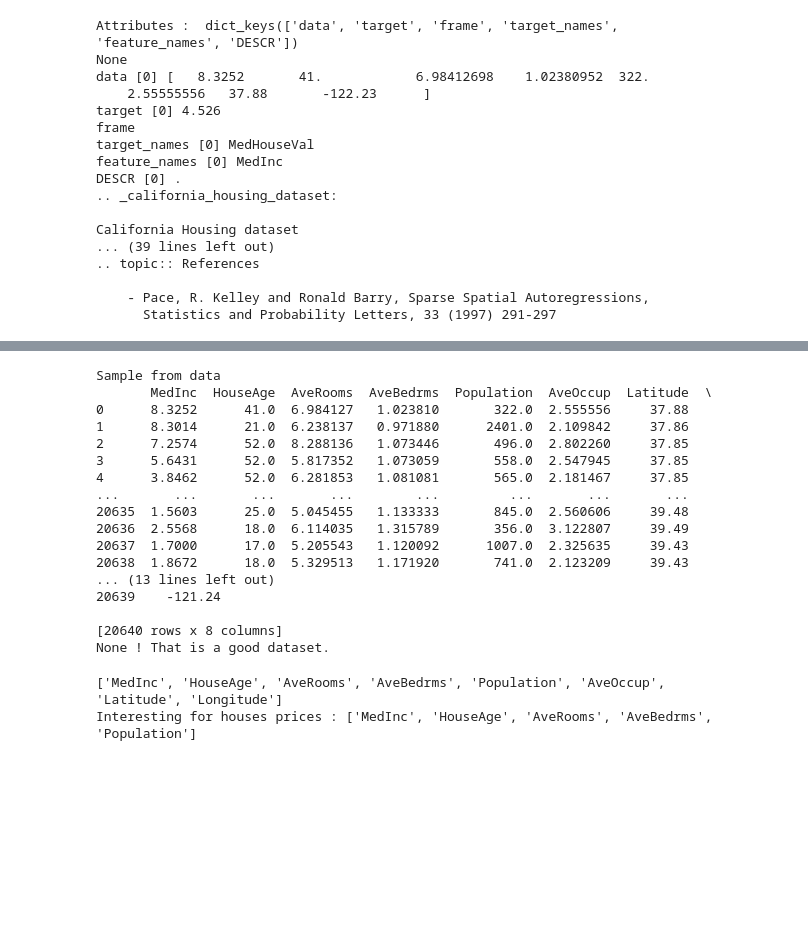
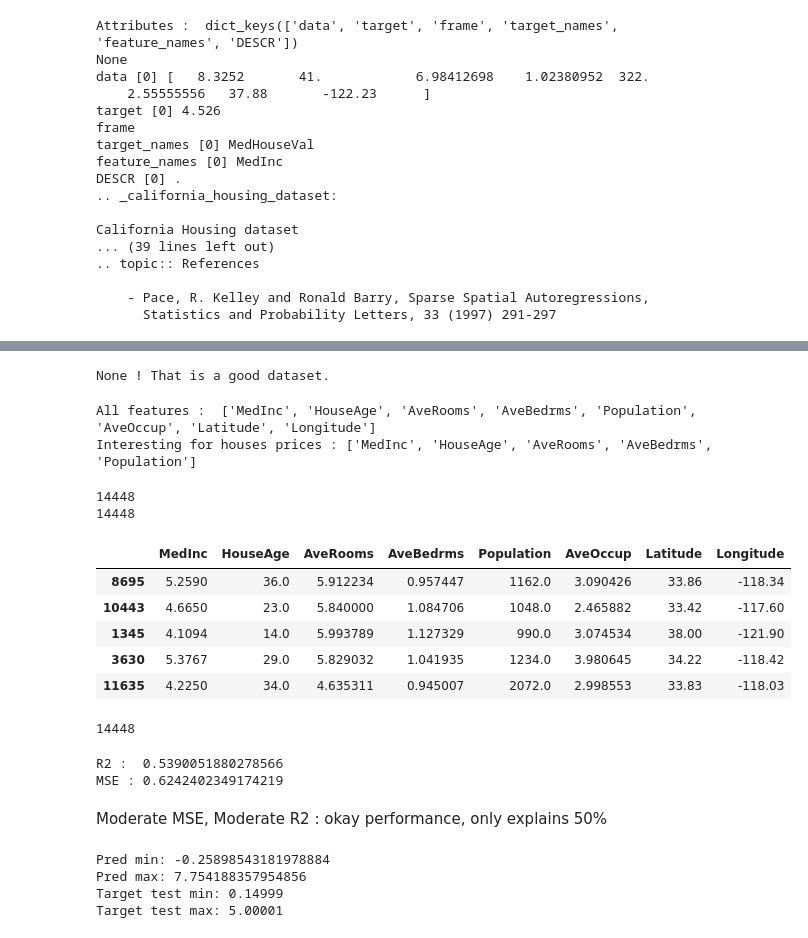
Before and after one commit to nourouis/perso, a Jupyter notebook: house_pred.ipynb, the cells around one changed output, grey strips where cells are left out. Cells and saved outputs as stored; diff of their text form; code cells hidden in the pictures; blank space fills up the shorter version.

```diff
--- a/house_pred.ipynb
+++ b/house_pred.ipynb
@@ -42,8 +73,4 @@ California Housing dataset
 # %%
-print("Sample from data ")
-features=housing['feature_names']
-data=pd.DataFrame(housing['data'], columns=features)
-print(data)
 
 #Check for missing values :
 def check_missing(data):
@@ -59,28 +86,68 @@ def check_missing(data):
 
 check_missing(data)
 # %% [output]
-Sample from data
-       MedInc  HouseAge  AveRooms  AveBedrms  Population  AveOccup  Latitude  \
-0      8.3252      41.0  6.984127   1.023810       322.0  2.555556     37.88
-1      8.3014      21.0  6.238137   0.971880      2401.0  2.109842     37.86
-2      7.2574      52.0  8.288136   1.073446       496.0  2.802260     37.85
-3      5.6431      52.0  5.817352   1.073059       558.0  2.547945     37.85
-4      3.8462      52.0  6.281853   1.081081       565.0  2.181467     37.85
-...       ...       ...       ...        ...         ...       ...       ...
-20635  1.5603      25.0  5.045455   1.133333       845.0  2.560606     39.48
-20636  2.5568      18.0  6.114035   1.315789       356.0  3.122807     39.49
-20637  1.7000      17.0  5.205543   1.120092      1007.0  2.325635     39.43
-20638  1.8672      18.0  5.329513   1.171920       741.0  2.123209     39.43
-... (13 lines left out)
-20639    -121.24
-
-[20640 rows x 8 columns]
 None ! That is a good dataset.
 # %%
 # Select Features and Target – Decide which columns will be used to predict house prices (target variable).
-print(features)
+print('All features : ', features)
 target_features=['MedInc', 'HouseAge', 'AveRooms', 'AveBedrms', 'Population'] #completely random, I'm not a real estate agent haha
 print('Interesting for houses prices :', target_features)
 # %% [output]
-['MedInc', 'HouseAge', 'AveRooms', 'AveBedrms', 'Population', 'AveOccup', 'Latitude', 'Longitude']
+All features :  ['MedInc', 'HouseAge', 'AveRooms', 'AveBedrms', 'Population', 'AveOccup', 'Latitude', 'Longitude']
 Interesting for houses prices : ['MedInc', 'HouseAge', 'AveRooms', 'AveBedrms', 'Population']
+# %%
+# Train and test datasets
+data_train, data_test, target_train, target_test = train_test_split(data,target, test_size=0.30, shuffle=True)
+print(len(data_train))
+print(len(target_train))
+data_train.head()
+# %% [output]
+14448
+14448
+|  | MedInc | HouseAge | AveRooms | AveBedrms | Population | AveOccup | Latitude | Longitude |
+| 8695 | 5.2590 | 36.0 | 5.912234 | 0.957447 | 1162.0 | 3.090426 | 33.86 | -118.34 |
+| 10443 | 4.6650 | 23.0 | 5.840000 | 1.084706 | 1048.0 | 2.465882 | 33.42 | -117.60 |
+| 1345 | 4.1094 | 14.0 | 5.993789 | 1.127329 | 990.0 | 3.074534 | 38.00 | -121.90 |
+| 3630 | 5.3767 | 29.0 | 5.829032 | 1.041935 | 1234.0 | 3.980645 | 34.22 | -118.42 |
+| 11635 | 4.2250 | 34.0 | 4.635311 | 0.945007 | 2072.0 | 2.998553 | 33.83 | -118.03 |
+# %%
+# Train model
+def ModelHouse(data_train, target_train, target_features) :
+    print(len(target_train))
+    train=data_train[target_features] # to not modify the input
+    model=LinearRegression()
+    model.fit(train, target_train)
+    return model
+
+
+def TargetPrediction(model, data_test,target_test, target_features):
+    #Make predictions
+    test=data_test[target_features]
+    target_pred=model.predict(test)
+    return target_pred, target_test
+
+
+model=ModelHouse(data_train, target_train, target_features)
+target_pred, target_test=TargetPrediction(model, data_test,target_test, target_features)
+# %% [output]
+14448
+# %%
+r2 = r2_score(target_test, target_pred)
+print('R2 : ', r2)
+mse=mean_squared_error(target_test, target_pred)
+print('MSE :', mse)
+# %% [output]
+R2 :  0.5390051880278566
+MSE : 0.6242402349174219
+# %% [markdown]
+Moderate MSE, Moderate R2 : okay performance, only explains 50%
+# %%
+print("Pred min:", target_pred.min())
+print("Pred max:", target_pred.max())
+print("Target test min:", target_test.min())
+print("Target test max:", target_test.max())
+# %% [output]
+Pred min: -0.25898543181978884
+Pred max: 7.754188357954856
+Target test min: 0.14999
+Target test max: 5.00001
```
Also changed, not shown: parts of 10 cells of this notebook.
